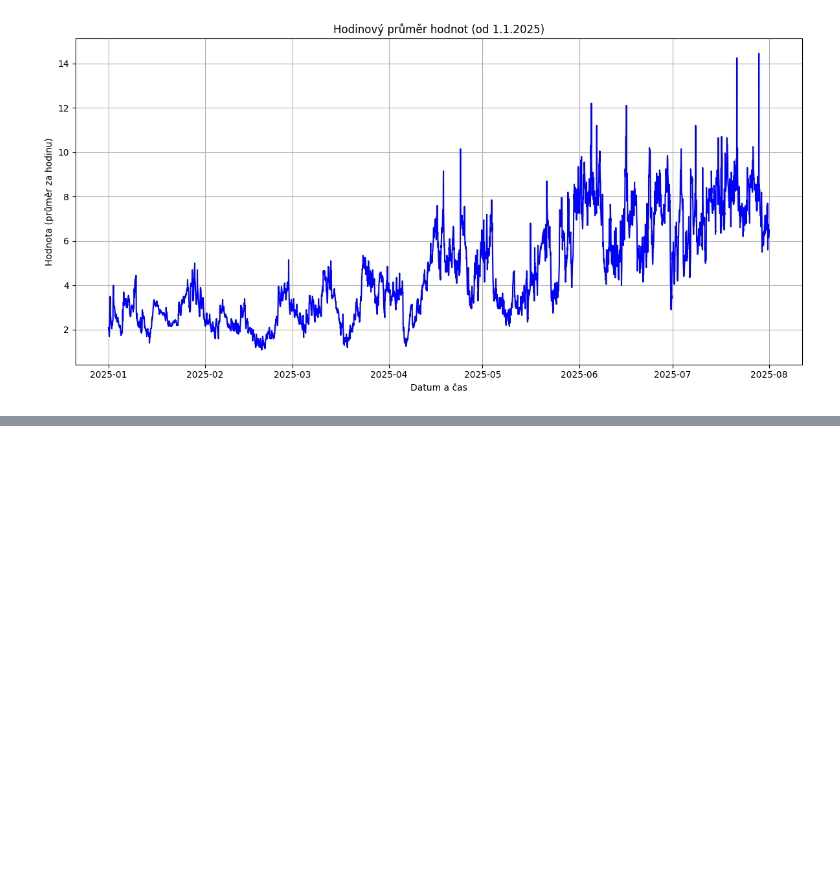
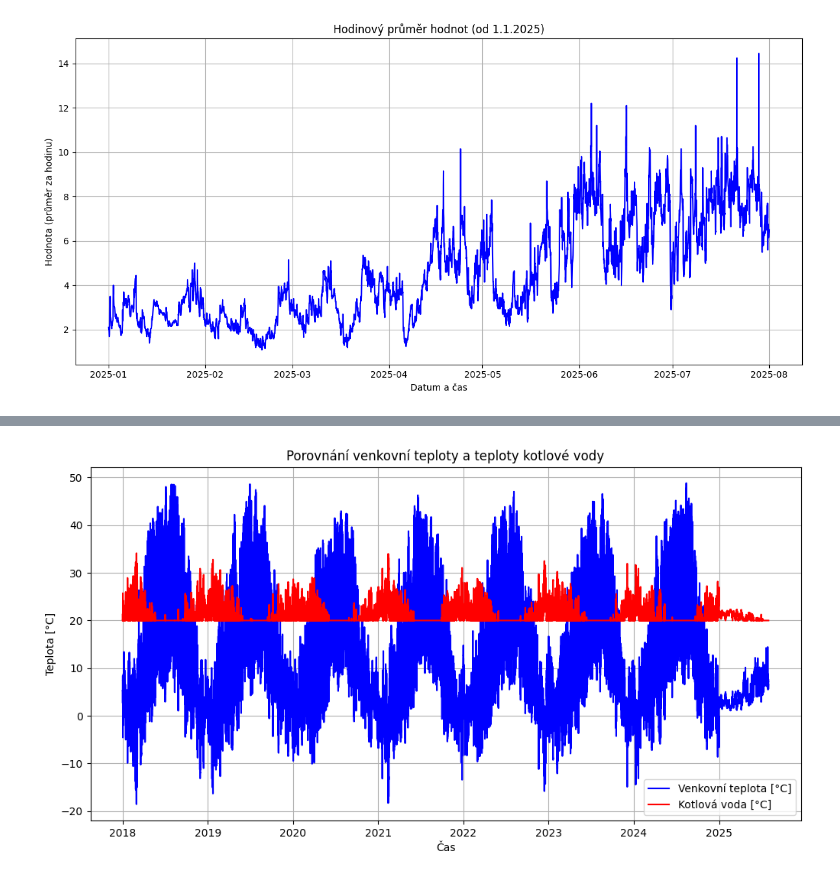
Before and after one commit to MarekCoderslab/CHMI, a Jupyter notebook: TempImport_Equitherm.ipynb, the cells around one changed output, grey strips where cells are left out. Cells and saved outputs as stored; diff of their text form; code cells hidden in the pictures; blank space fills up the shorter version.

```diff
--- a/TempImport_Equitherm.ipynb
+++ b/TempImport_Equitherm.ipynb
@@ -281,0 +314,20 @@ plt.show()
+# %%
+import pandas as pd
+
+# funkce hokejka
+def hokejka(temp_in):
+    if temp_in <= 5:
+        return -0.6 * temp_in + 23
+    else:
+        return 20
+
+# načíst sloučený CSV (čas je index)
+merged = pd.read_csv("hourly_avg_merged.csv", parse_dates=True, index_col=0)
+
+# dopočítat Boiler_water z venkovní teploty (value)
+merged["Boiler_water"] = merged["value"].apply(hokejka)
+
+# uložit zpět do CSV
+merged.to_csv("hourly_avg_boiler.csv")
+
+print(merged.head())
@@ -281,0 +341,20 @@ plt.show()
+# %%
+import matplotlib.pyplot as plt
+
+plt.figure(figsize=(12,6))
+
+# venkovní teplota
+plt.plot(merged.index, merged["value"], label="Venkovní teplota [°C]", color="blue")
+
+# teplota kotlové vody
+plt.plot(merged.index, merged["Boiler_water"], label="Kotlová voda [°C]", color="red")
+
+plt.title("Porovnání venkovní teploty a teploty kotlové vody")
+plt.xlabel("Čas")
+plt.ylabel("Teplota [°C]")
+plt.legend()
+plt.grid(True)
+
+plt.show()
+# %% [output]
+[figure, added]
```
Also changed, not shown: parts of 5 cells of this notebook.
